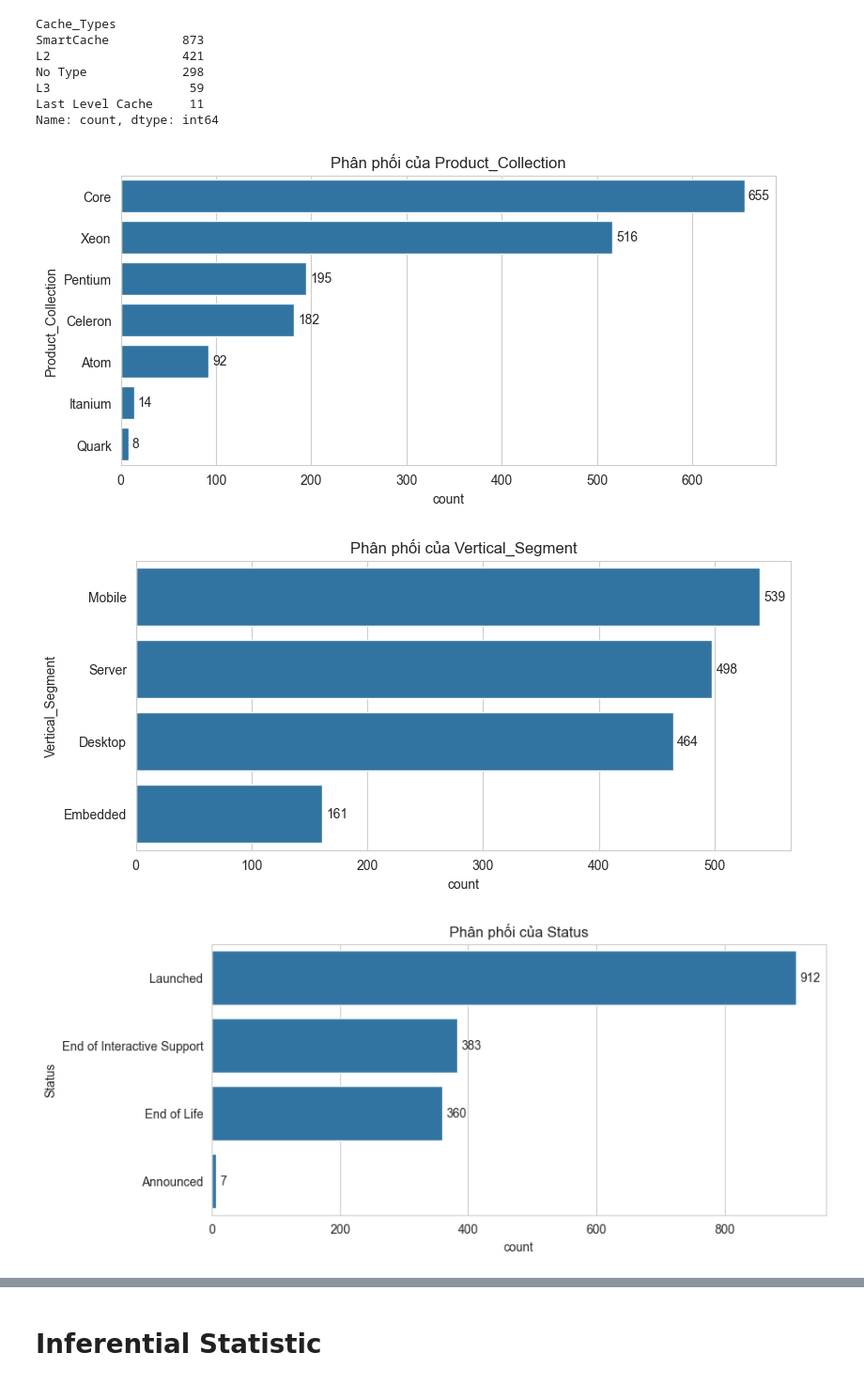
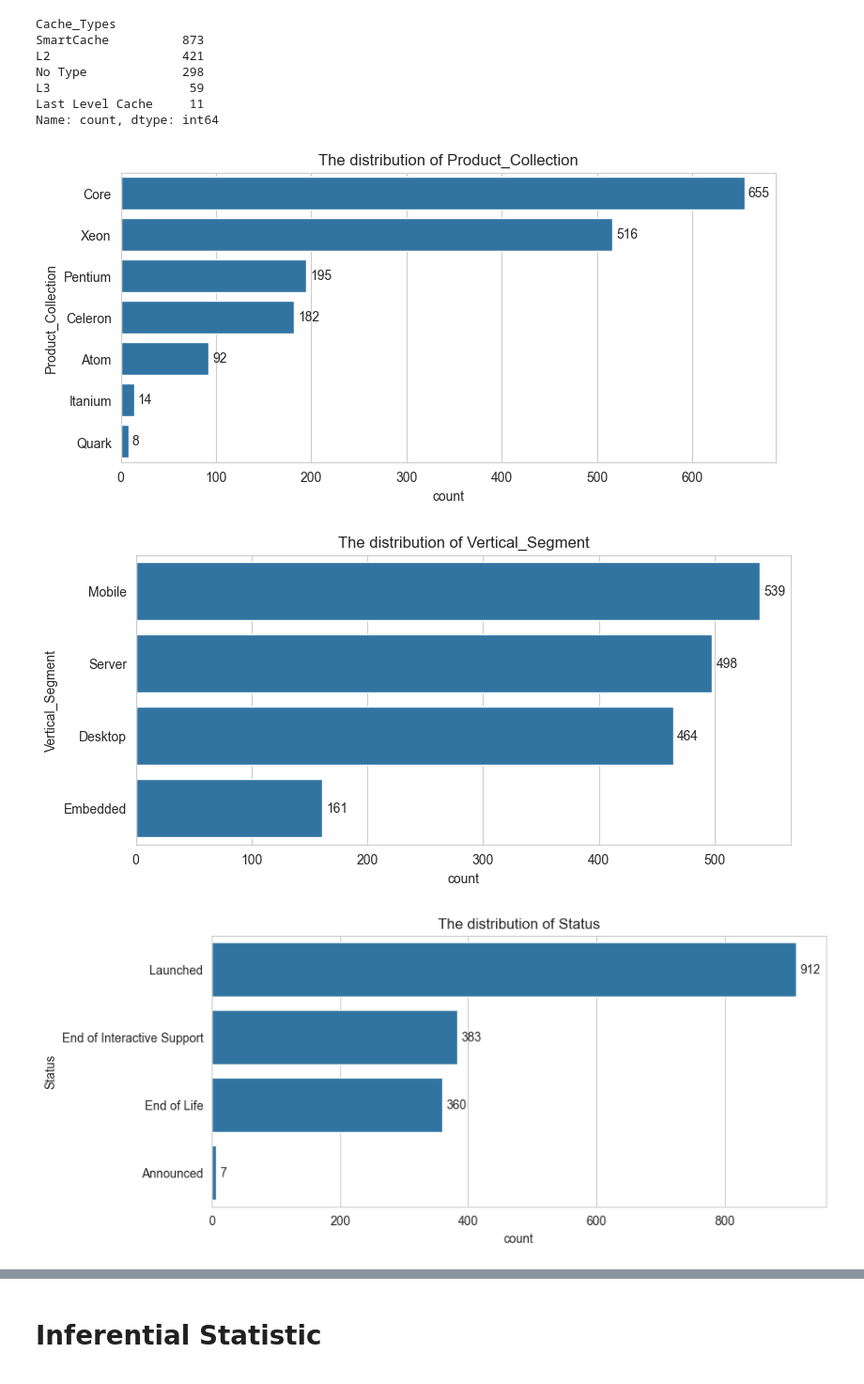
Before and after one commit to Susantoco/CPUs_Analysis, a Jupyter notebook: CPU_Analysic.ipynb, the cells around one changed output, grey strips where cells are left out. Shown at 94% size. Saved outputs shown, nothing was run; the diff lists cells and outputs as text; code cells hidden in the pictures.

```diff
--- a/CPU_Analysic.ipynb
+++ b/CPU_Analysic.ipynb
@@ -725,18 +746,18 @@ Name: count, dtype: int64
 # %%
 import seaborn as sns
 import matplotlib.pyplot as plt
 
 for col in df_categorical.columns:
     plt.figure(figsize=(9, 4))
     ax = sns.countplot(y=df_categorical[col], order=df_categorical[col].value_counts().index)
-    plt.title(f"Phân phối của {col}")
+    plt.title(f"The distribution of {col}")
 
     # Add count labels to each bar
     for container in ax.containers:
         ax.bar_label(container, label_type='edge', padding=3)
 
     plt.show()
 # %% [output]
-[figure, old version]
+[figure, new version]
-[figure, old version]
+[figure, new version]
-[figure, old version]
+[figure, new version]
```
Also changed, not shown: parts of 26 cells of this notebook.
